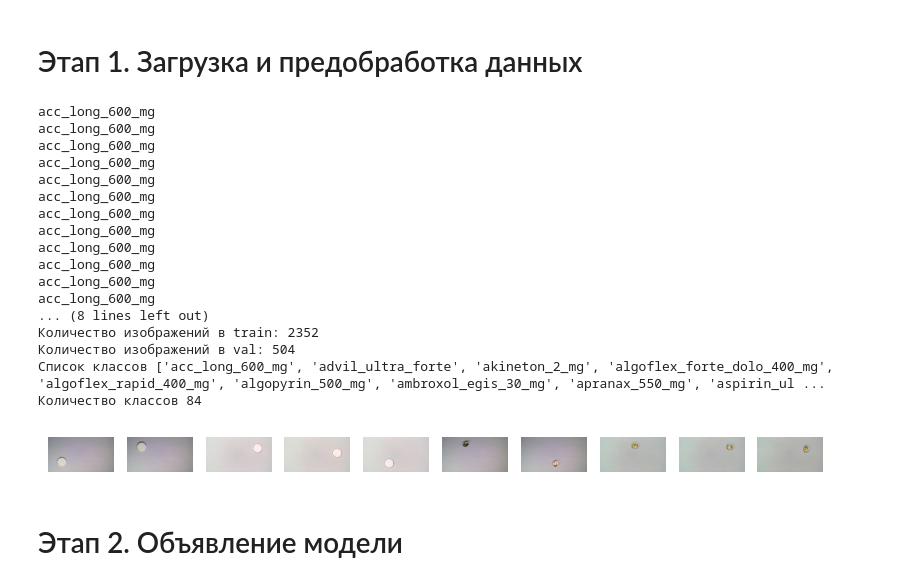
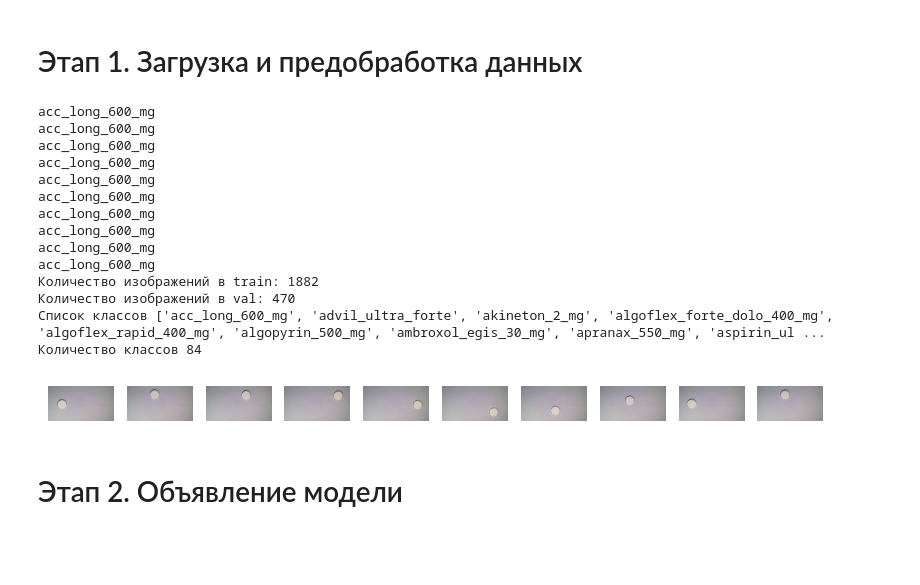
Before and after one commit to Examle20/-tablet-classifier, a Jupyter notebook: solution.ipynb, the cells around one changed output. Drawn from its saved outputs; the diff is of its cells as text; code cells hidden in the pictures; blank space fills up the shorter version.

```diff
--- a/solution.ipynb
+++ b/solution.ipynb
@@ -9,70 +9,67 @@ from src.data_utils import TransformDataset
 # %% [markdown]
 # Этап 1. Загрузка и предобработка данных
 # %%
+mean = (0.485, 0.456, 0.406)
+std = (0.229, 0.224, 0.225)
+
 train_transforms = Compose([
     RandomHorizontalFlip(p=0.2),
     RandomVerticalFlip(p=0.2),
     RandomRotation([-5, 5], fill=255.),
     Resize((224, 224)),
     ToTensor(),
-    Normalize((0.5), (0.5))
+    Normalize(mean, std),
 ])
 
 test_transforms = Compose([
     Resize((224, 224)),
     ToTensor(),
-    Normalize((0.5), (0.5))
+    Normalize(mean, std)
 ])
 
 train_data = ImageFolder('./data/train')
-val_data = ImageFolder('./data/test')
+test_data = ImageFolder('./data/test')
 
 fig = plt.figure(figsize=(10,5))
 for index in range (1, 11):
     image, label = train_data[index]
     print(train_data.classes[label])
     plt.subplot(1, 10, index)
     plt.imshow(image)
     plt.axis('off')
 
-for index in range (1, 11):
-    image, label = val_data[index]
-    print(val_data.classes[label])
-    plt.subplot(1, 10, index)
-    plt.imshow(image)
-    plt.axis('off')
+train_dataset, val_dataset = random_split(train_data, [0.8, 0.2])
 
-train_dataset = TransformDataset(train_data, train_transforms)
-val_dataset = TransformDataset(val_data, test_transforms)
+train_dataset = TransformDataset(train_dataset, train_transforms)
+val_dataset = TransformDataset(val_dataset, test_transforms)
+test_dataset = TransformDataset(test_data, test_transforms)
 
 batch_size = 32
 
-train_loader = DataLoader(train_dataset, batch_size=batch_size, shuffle=True, num_workers=4, pin_memory=True)
-val_loader = DataLoader(val_dataset, batch_size=batch_size, shuffle=False, num_workers=4, pin_memory=True)
+train_loader = DataLoader(train_dataset, batch_size=batch_size, shuffle=True, num_workers=4, pin_memory=True, persistent_workers=True, pin_memory_device="cuda")
+val_loader = DataLoader(val_dataset, batch_size=batch_size, shuffle=False, num_workers=4, pin_memory=True, persistent_workers=True, pin_memory_device="cuda")
+test_loader = DataLoader(test_dataset, batch_size=batch_size, shuffle=False, num_workers=4, pin_memory=True, persistent_workers=True, pin_memory_device="cuda")
 
 print("Количество изображений в train:", len(train_dataset))
 print("Количество изображений в val:", len(val_dataset))
 print("Список классов", train_data.classes)
 print("Количество классов", len(train_data.classes))
 # %% [output]
 acc_long_600_mg
 acc_long_600_mg
 acc_long_600_mg
 acc_long_600_mg
 acc_long_600_mg
 acc_long_600_mg
 acc_long_600_mg
 acc_long_600_mg
 acc_long_600_mg
 acc_long_600_mg
-acc_long_600_mg
-acc_long_600_mg
-... (8 lines left out)
-Количество изображений в train: 2352
-Количество изображений в val: 504
+Количество изображений в train: 1882
+Количество изображений в val: 470
 Список классов ['acc_long_600_mg', 'advil_ultra_forte', 'akineton_2_mg', 'algoflex_forte_dolo_400_mg', 'algoflex_rapid_400_mg', 'algopyrin_500_mg', 'ambroxol_egis_30_mg', 'apranax_550_mg', 'aspirin_ul ...
 Количество классов 84
-[figure, old version]
+[figure, new version]
 # %% [markdown]
 # Этап 2. Объявление модели
 # %%
```
Also changed, not shown: parts of 3 cells of this notebook.
